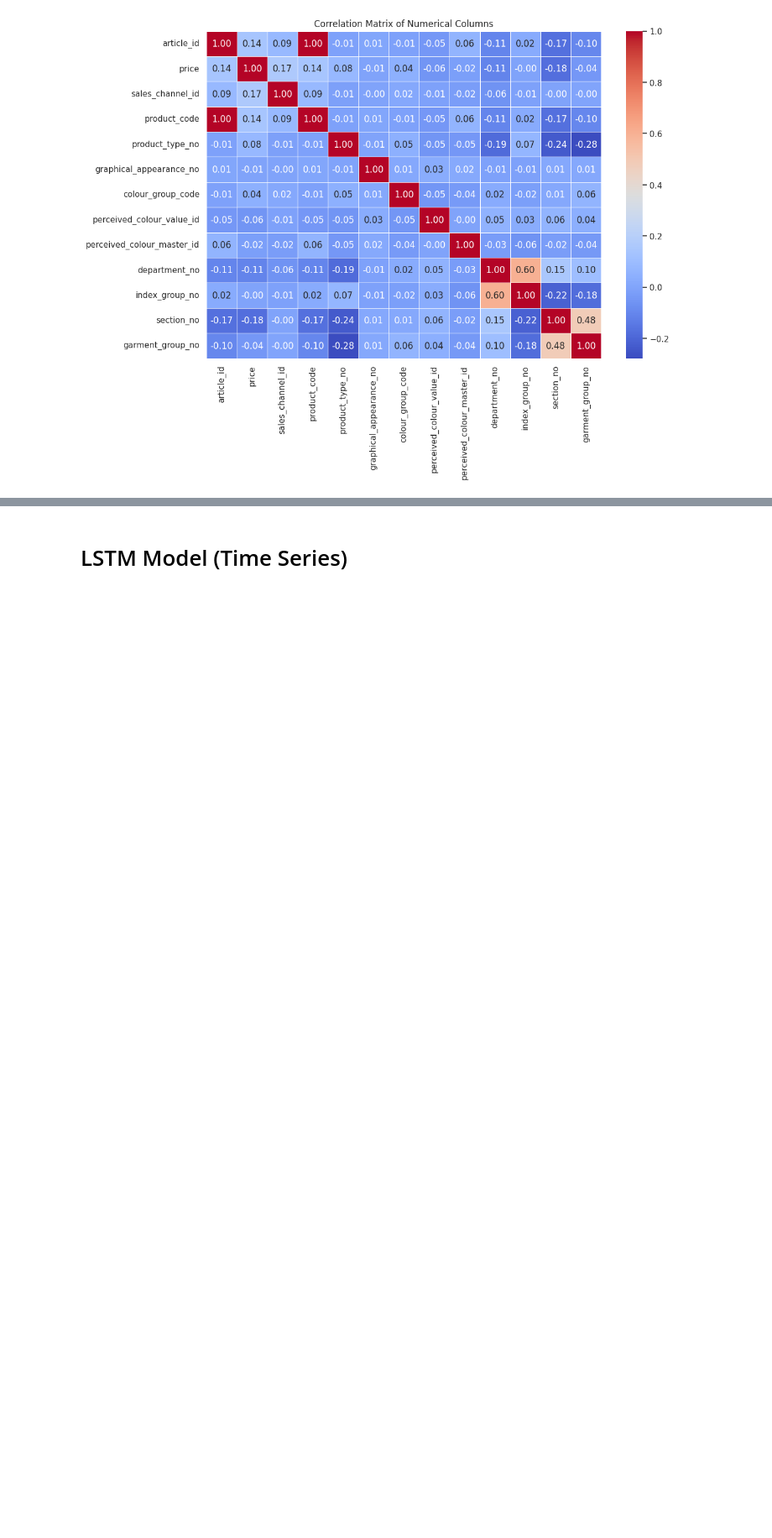
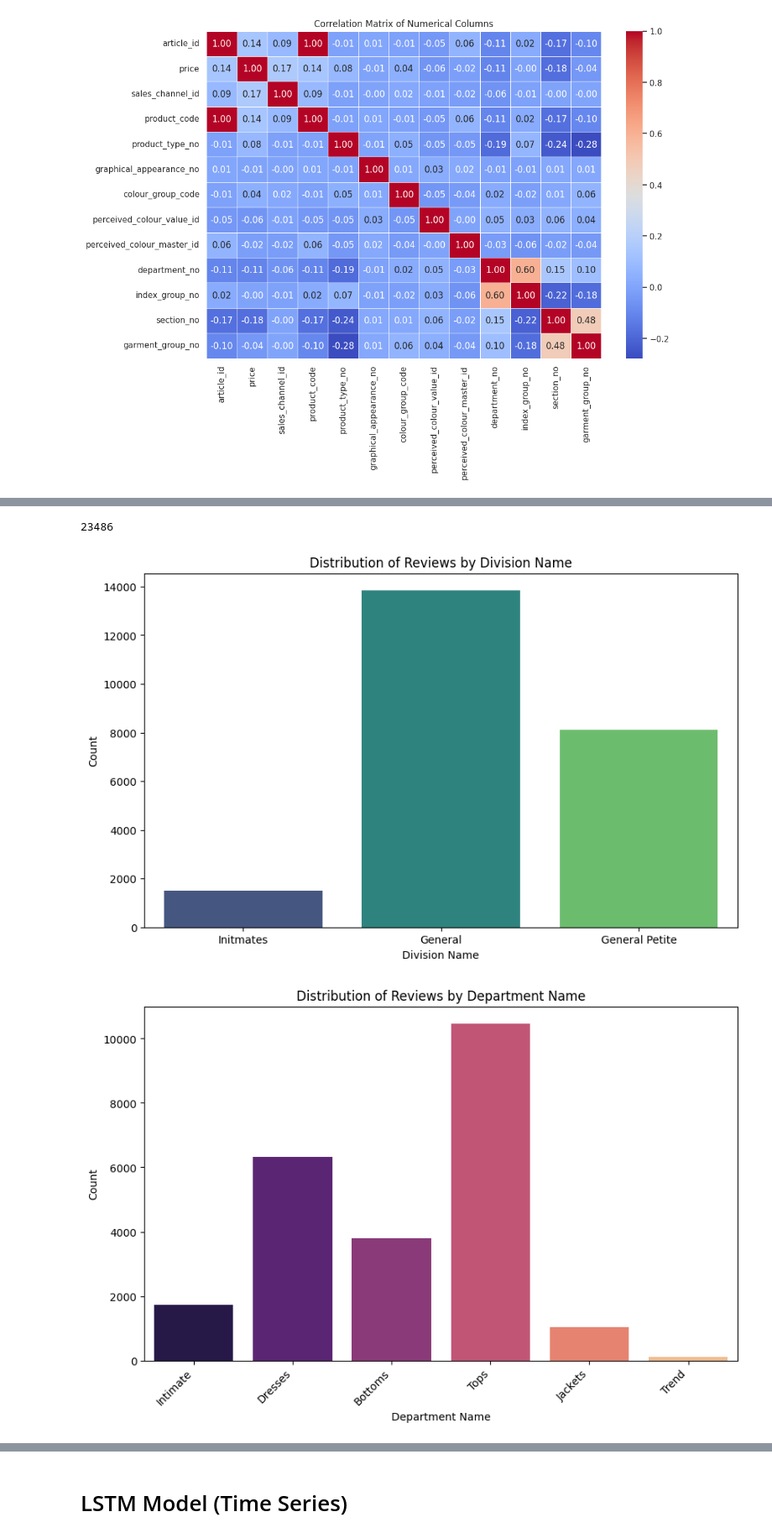
Before and after one commit to jblackM1/AAI_590-Capstone-Project, a Jupyter notebook: AAI_590_Capstone.ipynb, the cells around one changed output, grey strips where cells are left out. Shown at 84% size. Saved outputs shown, nothing was run; the diff lists cells and outputs as text; code cells hidden in the pictures; blank space fills up the shorter version.

```diff
--- a/AAI_590_Capstone.ipynb
+++ b/AAI_590_Capstone.ipynb
@@ -154,3 +177,10 @@ garment_group_no                 int64
 garment_group_name              object
 detail_desc                     object
 dtype: object
+# %%
+#@title Load Product Review data
+# Replace the file path with your actual file path
+file_path = '/content/drive/MyDrive/womens-ecommerce-clothing-reviews/Womens Clothing E-Commerce Reviews.csv'
+
+# Read the CSV file into a DataFrame
+df_product_reviews = pd.read_csv(file_path)
@@ -631,0 +677,33 @@ plt.show()
+# %%
+len(df_product_reviews)
+# %% [output]
+23486
+# %%
+# Bar chart for Division Name
+plt.figure(figsize=(10, 6))
+sns.countplot(x='Division Name', data=df_product_reviews, palette='viridis')
+plt.title('Distribution of Reviews by Division Name')
+plt.xlabel('Division Name')
+plt.ylabel('Count')
+plt.show()
+
+# Bar chart for Department Name
+plt.figure(figsize=(10, 6))
+sns.countplot(x='Department Name', data=df_product_reviews, palette='magma')
+plt.title('Distribution of Reviews by Department Name')
+plt.xlabel('Department Name')
+plt.ylabel('Count')
+plt.xticks(rotation=45, ha='right')  # Rotate x-axis labels for better visibility
+plt.show()
+
+# Bar chart for Department Name
+plt.figure(figsize=(10, 6))
+sns.countplot(x='Class Name', data=df_product_reviews, palette='magma')
+plt.title('Distribution of Reviews by Class Name')
+plt.xlabel('Class Name')
+plt.ylabel('Count')
+plt.xticks(rotation=45, ha='right')  # Rotate x-axis labels for better visibility
+plt.show()
+# %% [output]
+[figure, added]
+[figure, added]
```
Also changed, not shown: parts of 49 cells of this notebook.
